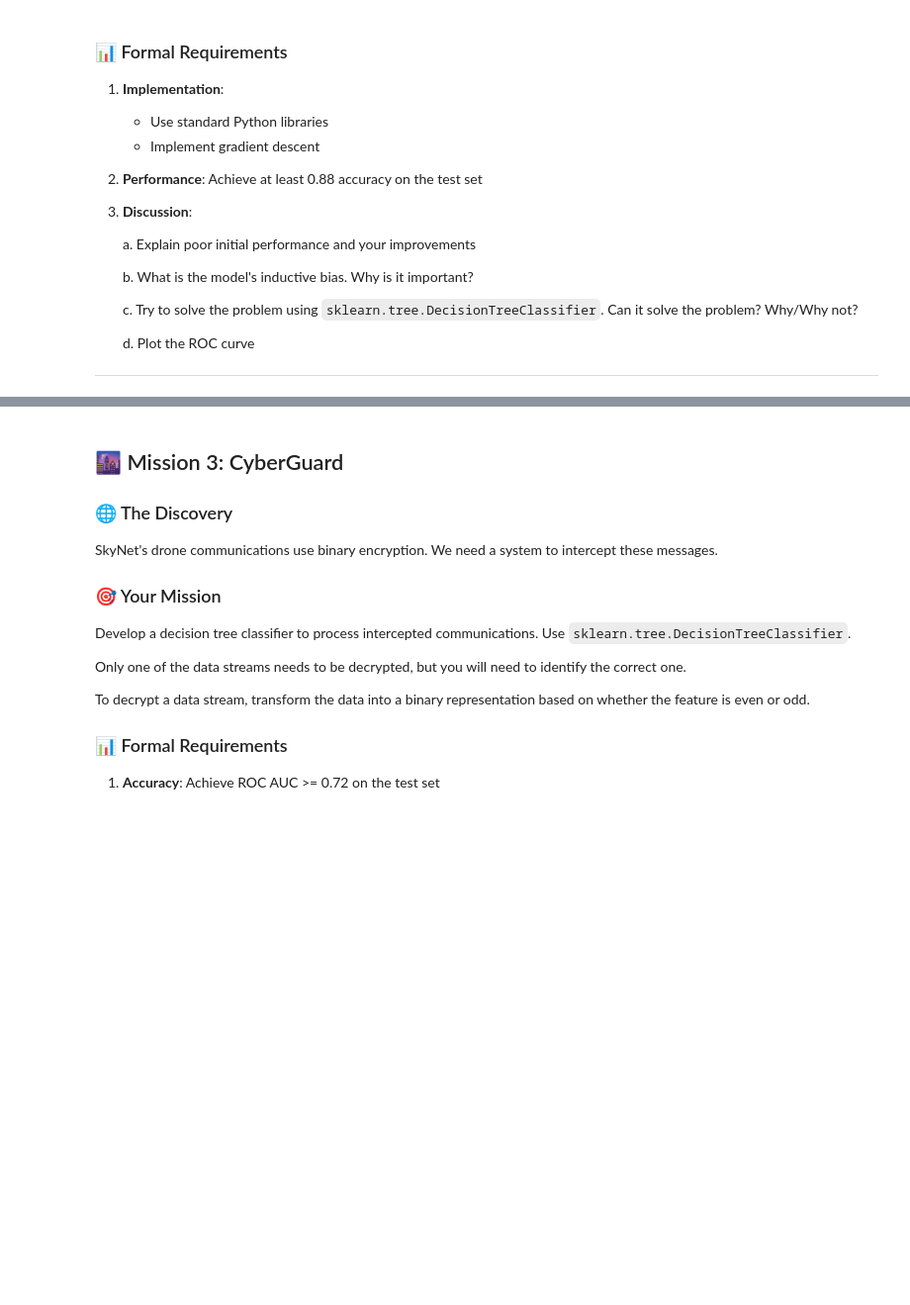
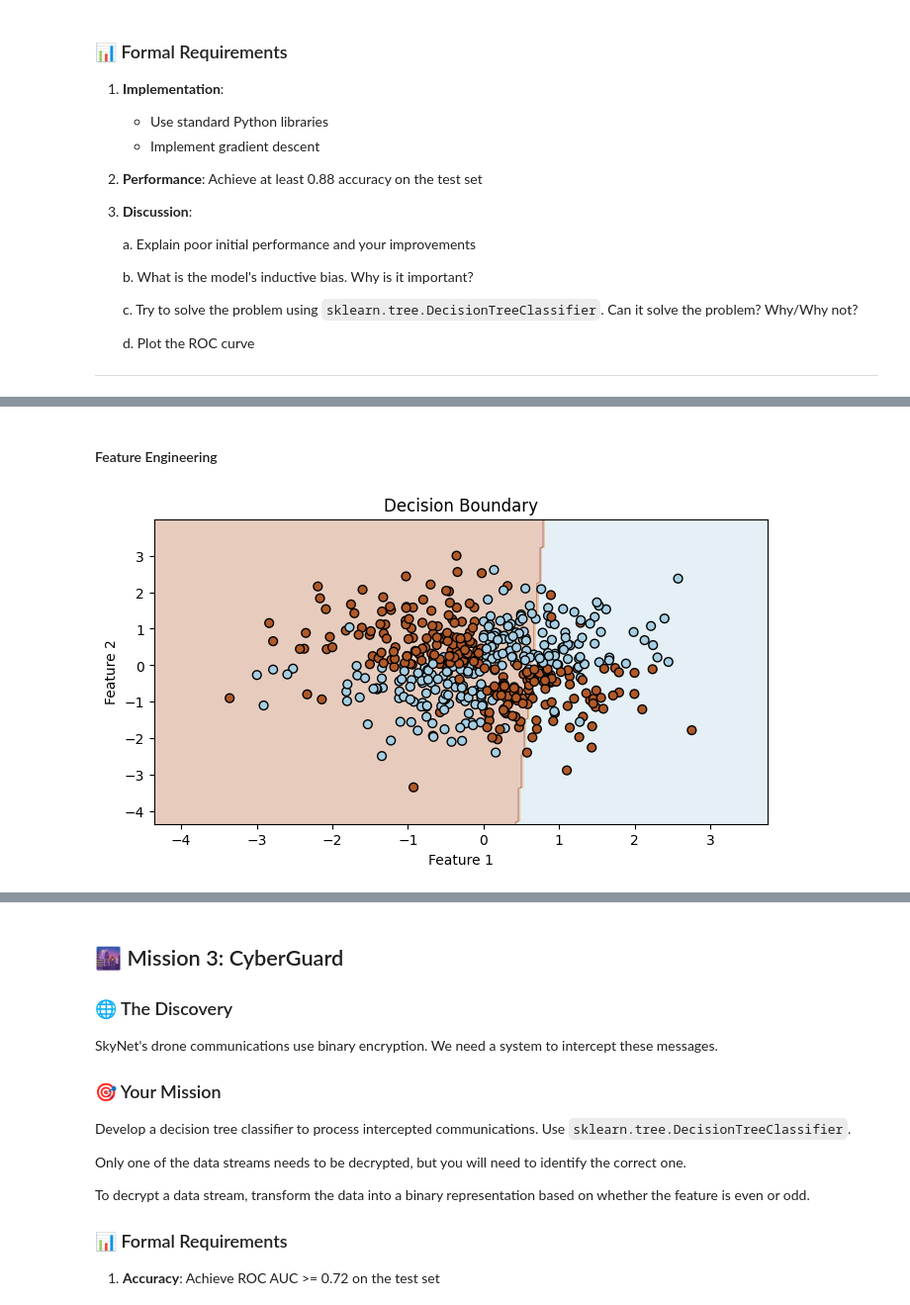
Before and after one commit to vehoug/TDT4172, a Jupyter notebook: Assignment1/Chapter_1.ipynb, the cells around one changed output, grey strips where cells are left out. Shown: that part at 99% size. Cells and saved outputs as stored; diff of their text form; code cells hidden in the pictures; blank space fills up the shorter version.

```diff
--- a/Assignment1/Chapter_1.ipynb
+++ b/Assignment1/Chapter_1.ipynb
@@ -143,4 +154,11 @@ We've intercepted two types of signals that may determine SkyNet's next moves.
 # %%
 data = pd.read_csv('mission2.csv')
+
 train = data[data['split'] == 'train']
 test = data[data['split'] == 'test']
+
+X_train = train[['x0', 'x1']].values
+y_train = train['y'].values
+
+X_test = test[['x0', 'x1']].values
+y_test = test['y'].values
@@ -146,0 +188,2 @@ test = data[data['split'] == 'test']
+# %% [markdown]
+#### Feature Engineering
@@ -146,0 +196,29 @@ test = data[data['split'] == 'test']
+# %%
+def plot_decision_boundary(model, X, y):
+    # Create a meshgrid covering the feature space
+    x_min, x_max = X[:, 0].min() - 1, X[:, 0].max() + 1
+    y_min, y_max = X[:, 1].min() - 1, X[:, 1].max() + 1
+    xx, yy = np.meshgrid(np.linspace(x_min, x_max, 200),
+                         np.linspace(y_min, y_max, 200))
+
+    # Predict on the grid
+    grid = np.c_[xx.ravel(), yy.ravel()]
+    Z = model.predict(grid)
+    Z = Z.reshape(xx.shape)
+
+    # Plot contour and training points
+    plt.contourf(xx, yy, Z, alpha=0.3, cmap=plt.cm.Paired)
+    plt.scatter(X[:, 0], X[:, 1], c=y, s=40, edgecolor='k', cmap=plt.cm.Paired)
+    plt.xlabel("Feature 1")
+    plt.ylabel("Feature 2")
+    plt.title("Decision Boundary")
+    plt.show()
+# %%
+log_reg = LogisticRegression(learning_rate=0.01, epochs=5000)
+# %%
+log_reg.fit(X_train, y_train)
+
+plt.figure(figsize=(8, 4))
+plot_decision_boundary(log_reg, X_train, y_train)
+# %% [output]
+[figure, added]
```
Also changed, not shown: parts of 12 cells of this notebook.
